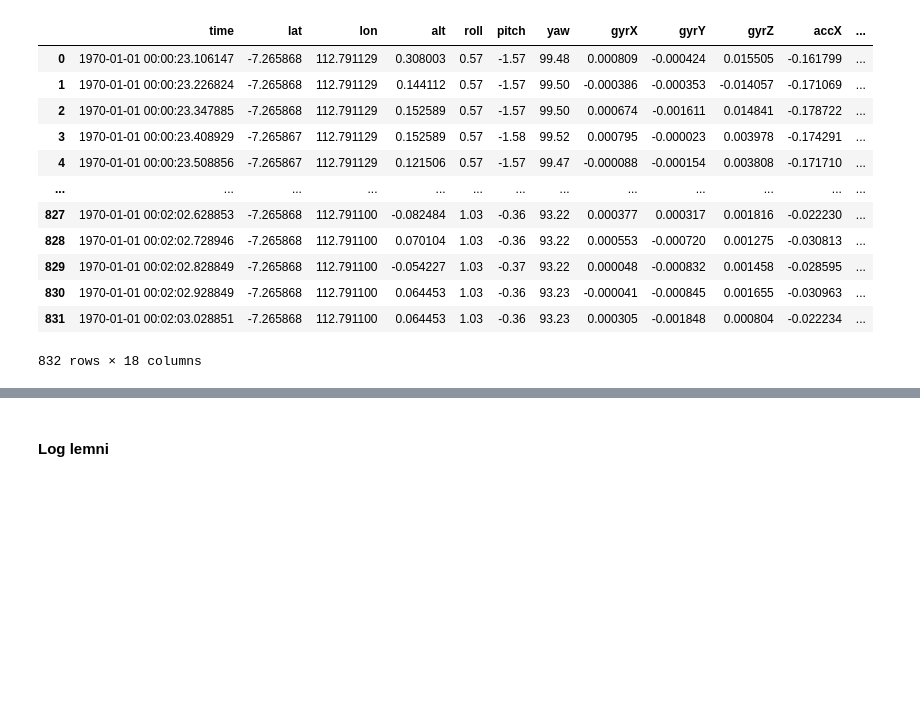
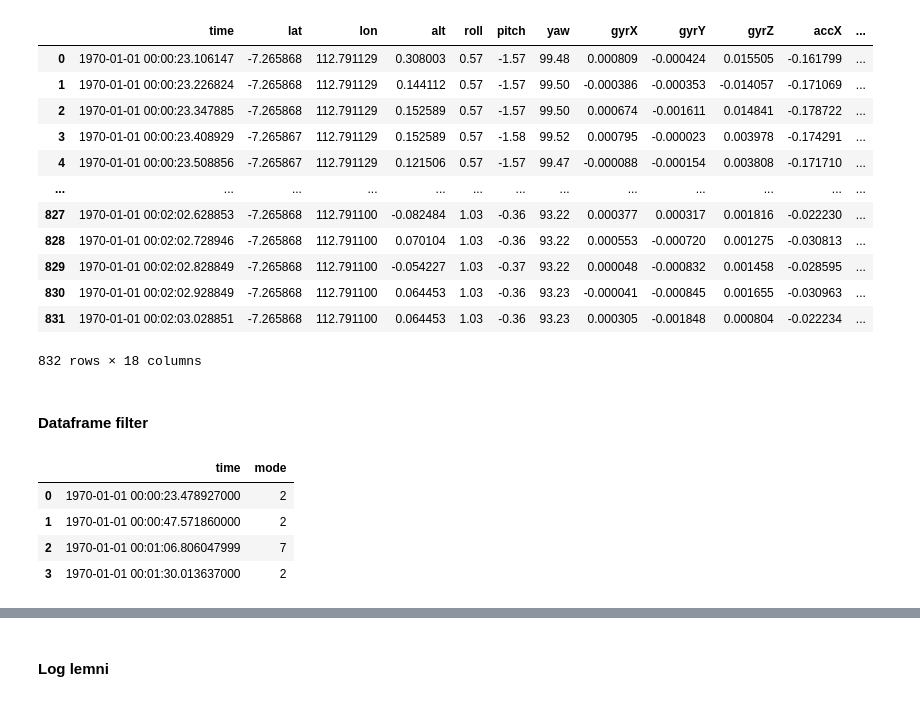
Before and after one commit to MiftahulSN/pixhawk-log-parsing, a Jupyter notebook: logger.ipynb, the cells around one changed output, grey strips where cells are left out. Cells and saved outputs as stored; diff of their text form; code cells hidden in the pictures; blank space fills up the shorter version.

```diff
--- a/logger.ipynb
+++ b/logger.ipynb
@@ -219,3 +278,13 @@ df
 | 830 | 1970-01-01 00:02:02.928849 | -7.265868 | 112.791100 | 0.064453 | 1.03 | -0.36 | 93.23 | -0.000041 | -0.000845 | 0.001655 | -0.030963 | ... |
 | 831 | 1970-01-01 00:02:03.028851 | -7.265868 | 112.791100 | 0.064453 | 1.03 | -0.36 | 93.23 | 0.000305 | -0.001848 | 0.000804 | -0.022234 | ... |
 832 rows × 18 columns
+# %% [markdown]
+#### Dataframe filter
+# %%
+log.get_mode_data()
+# %% [output]
+|  | time | mode |
+| 0 | 1970-01-01 00:00:23.478927000 | 2 |
+| 1 | 1970-01-01 00:00:47.571860000 | 2 |
+| 2 | 1970-01-01 00:01:06.806047999 | 7 |
+| 3 | 1970-01-01 00:01:30.013637000 | 2 |
```
Also changed, not shown: parts of 16 cells of this notebook.
